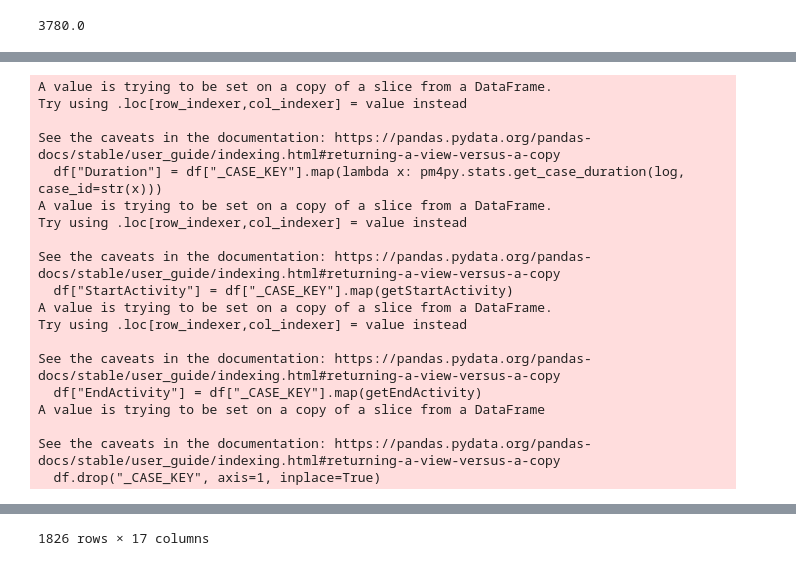
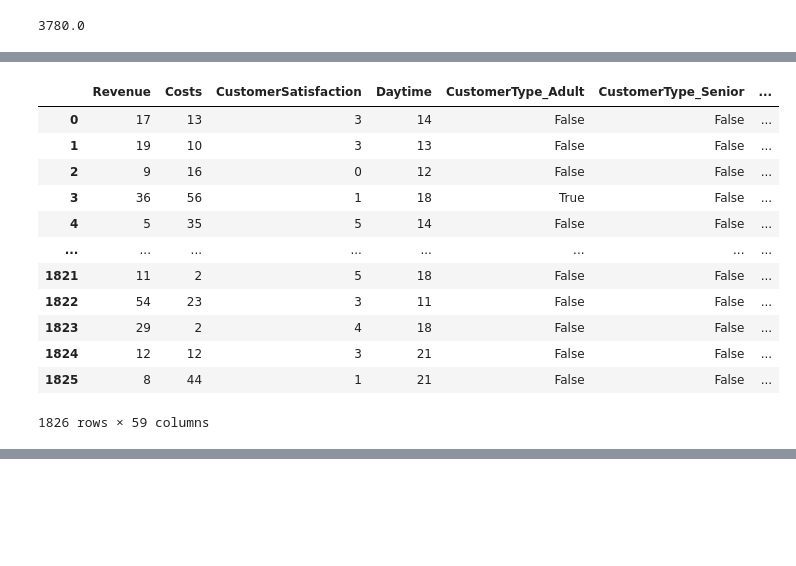
Before and after one commit to philippmayrth/IISProcessInt, a Jupyter notebook: HypotesisNotebooks/HA10.ipynb, the cells around one changed output, grey strips where cells are left out. Drawn from its saved outputs; the diff is of its cells as text; code cells hidden in the pictures; blank space fills up the shorter version.

```diff
--- a/HypotesisNotebooks/HA10.ipynb
+++ b/HypotesisNotebooks/HA10.ipynb
@@ -213,30 +233,26 @@ def getStartActivity(caseId) -> Optional[str]:
 def getEndActivity(caseId) -> Optional[str]:
     return getActivityByOrderingTimestamp(caseId, "desc")
 # %%
-df = df[df["Variant"] != 5] # Drop all cases of variant 5 because they are not in the log
+# Drop all cases of variant 5 because they are not in the log
+#df = df[df["Variant"] != 5]
+
 
 df["Duration"] = df["_CASE_KEY"].map(lambda x: pm4py.stats.get_case_duration(log, case_id=str(x)))
 df["StartActivity"] = df["_CASE_KEY"].map(getStartActivity)
 df["EndActivity"] = df["_CASE_KEY"].map(getEndActivity)
 df.drop("_CASE_KEY", axis=1, inplace=True)
 df
 # %% [output]
+|  | Revenue | Costs | CustomerSatisfaction | Daytime | CustomerType_Adult | CustomerType_Senior | ... |
+| 0 | 17 | 13 | 3 | 14 | False | False | ... |
+| 1 | 19 | 10 | 3 | 13 | False | False | ... |
+| 2 | 9 | 16 | 0 | 12 | False | False | ... |
+| 3 | 36 | 56 | 1 | 18 | True | False | ... |
+| 4 | 5 | 35 | 5 | 14 | False | False | ... |
+| ... | ... | ... | ... | ... | ... | ... | ... |
+| 1821 | 11 | 2 | 5 | 18 | False | False | ... |
+| 1822 | 54 | 23 | 3 | 11 | False | False | ... |
+| 1823 | 29 | 2 | 4 | 18 | False | False | ... |
+| 1824 | 12 | 12 | 3 | 21 | False | False | ... |
+| 1825 | 8 | 44 | 1 | 21 | False | False | ... |
-A value is trying to be set on a copy of a slice from a DataFrame.
-Try using .loc[row_indexer,col_indexer] = value instead
-
-See the caveats in the documentation: https://pandas.pydata.org/pandas-docs/stable/user_guide/indexing.html#returning-a-view-versus-a-copy
-  df["Duration"] = df["_CASE_KEY"].map(lambda x: pm4py.stats.get_case_duration(log, case_id=str(x)))
-A value is trying to be set on a copy of a slice from a DataFrame.
-Try using .loc[row_indexer,col_indexer] = value instead
-
-See the caveats in the documentation: https://pandas.pydata.org/pandas-docs/stable/user_guide/indexing.html#returning-a-view-versus-a-copy
-  df["StartActivity"] = df["_CASE_KEY"].map(getStartActivity)
-A value is trying to be set on a copy of a slice from a DataFrame.
-Try using .loc[row_indexer,col_indexer] = value instead
-
-See the caveats in the documentation: https://pandas.pydata.org/pandas-docs/stable/user_guide/indexing.html#returning-a-view-versus-a-copy
-  df["EndActivity"] = df["_CASE_KEY"].map(getEndActivity)
-A value is trying to be set on a copy of a slice from a DataFrame
-
-See the caveats in the documentation: https://pandas.pydata.org/pandas-docs/stable/user_guide/indexing.html#returning-a-view-versus-a-copy
-  df.drop("_CASE_KEY", axis=1, inplace=True)
+1826 rows × 59 columns
@@ -255,4 +259,3 @@ See the caveats in the documentation: https://pandas.pydata.org/pandas-docs/stab
-1826 rows × 17 columns
 # %%
 # convert startactity with one hot encoding
 df = pd.get_dummies(df, columns=["StartActivity"])
```
Also changed, not shown: parts of 10 cells of this notebook, 2 other files.
